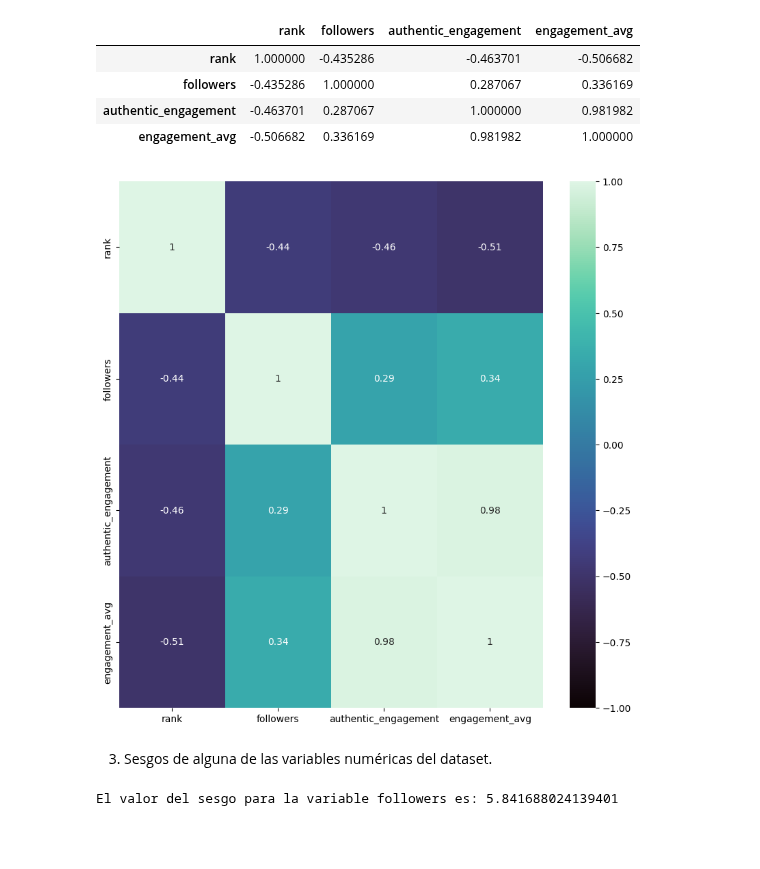
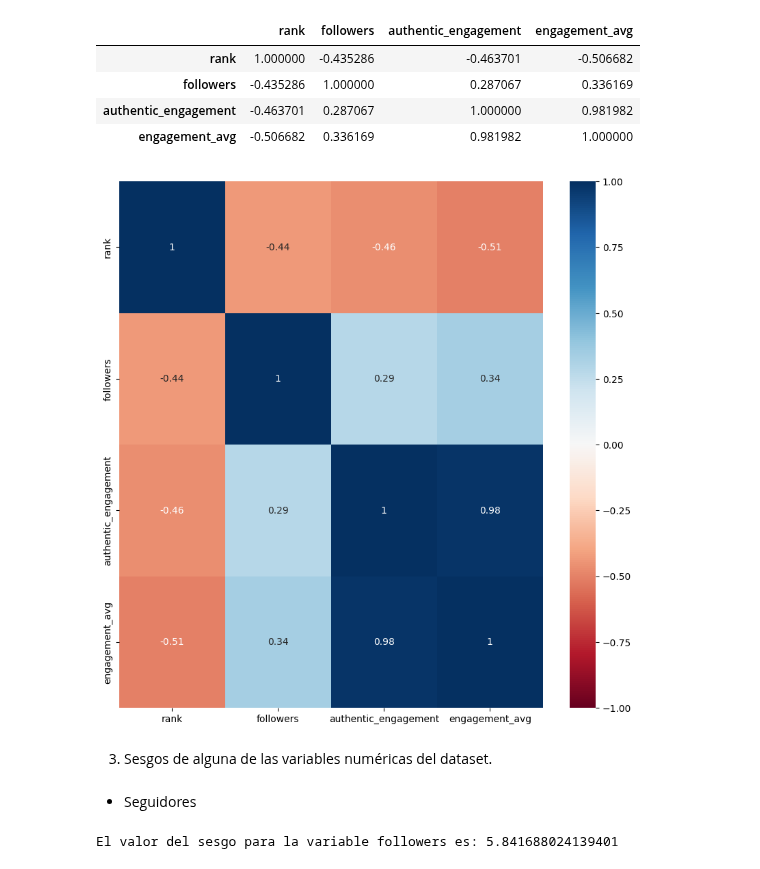
Before and after one commit to Adalab/DA_PromoC_Modulo2_Sprint1_Ana-Anahi, a Jupyter notebook: Estadistica/pp-Estadistica-III.ipynb, the cells around one changed output. Saved outputs shown, nothing was run; the diff lists cells and outputs as text; code cells hidden in the pictures; blank space fills up the shorter version.

```diff
--- a/Estadistica/pp-Estadistica-III.ipynb
+++ b/Estadistica/pp-Estadistica-III.ipynb
@@ -92,18 +96,20 @@ matriz_correlacion
 # %%
 # Vamos a realizar el mapa de calor para ver mejor las correlaciones
 plt.figure(figsize = (10,10))
 
 
 sns.heatmap(matriz_correlacion,
-            cmap = "mako",
+            cmap = "RdBu",
             annot = True,
             vmin = -1,
             vmax = 1
 );
 # %% [output]
-[figure, old version]
+[figure, new version]
 # %% [markdown]
 3) Sesgos de alguna de las variables numéricas del dataset.
+# %% [markdown]
+- Seguidores
 # %%
 sesgo = skew(df['followers'])
 print(f"El valor del sesgo para la variable followers es: {sesgo}")
```
Also changed, not shown: parts of 13 cells of this notebook.
